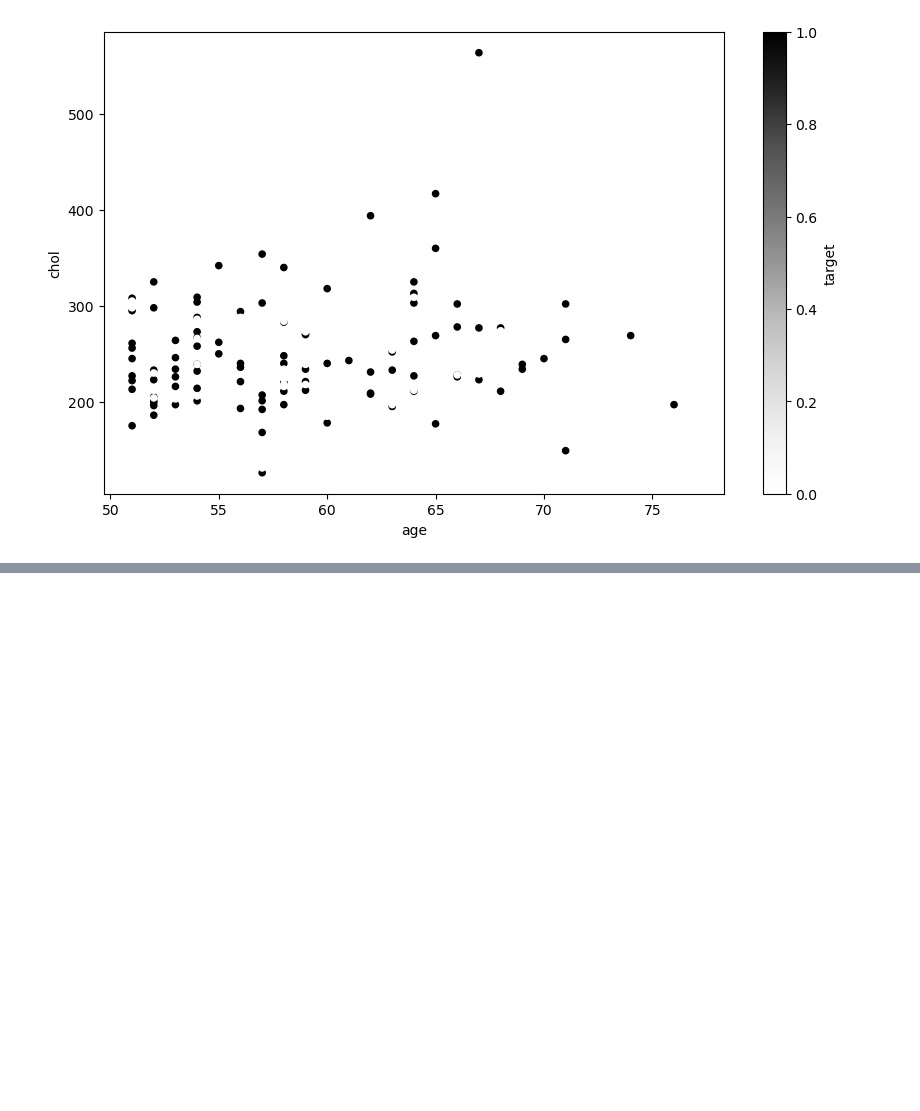
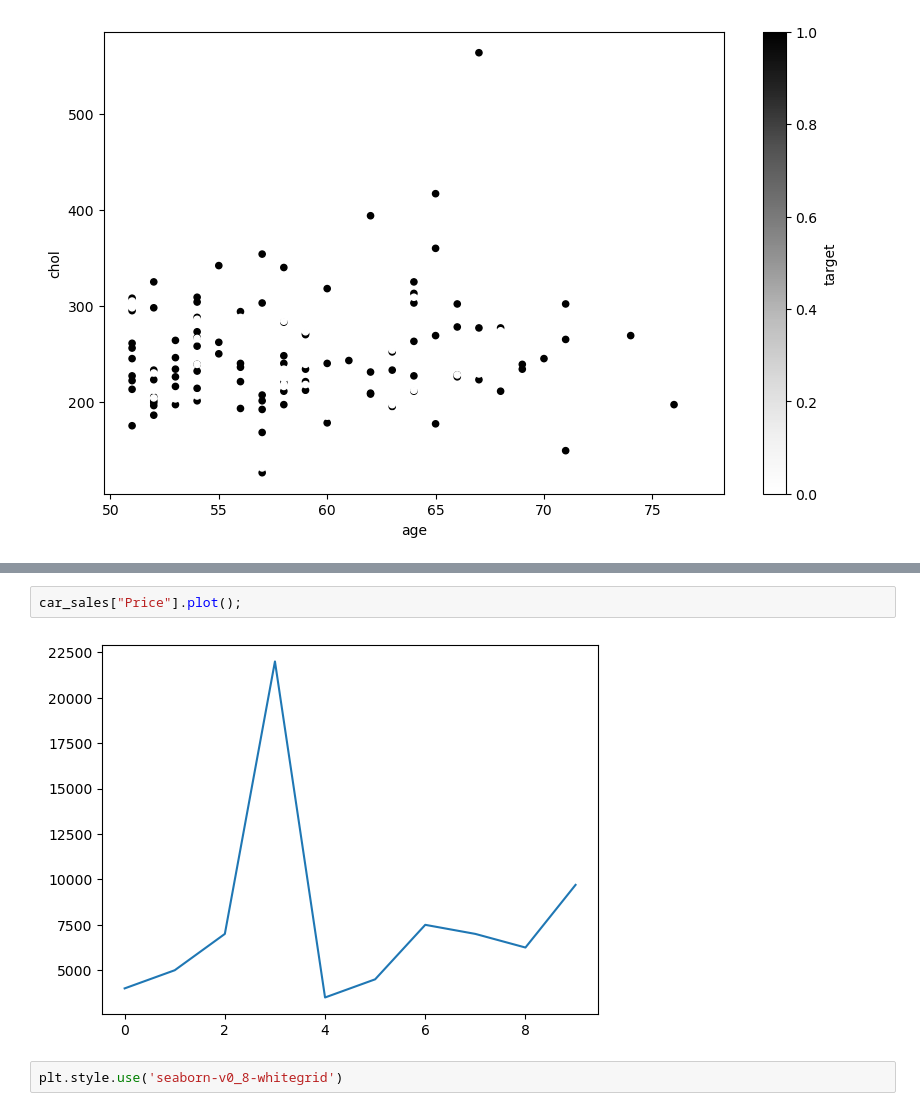
Before and after one commit to John5675/AI-Course, a Jupyter notebook: Section-3-Matplotlib/introduction-to-matplotlib.ipynb, the cells around one changed output, grey strips where cells are left out. Cells and saved outputs as stored; diff of their text form; blank space fills up the shorter version.

```diff
--- a/Section-3-Matplotlib/introduction-to-matplotlib.ipynb
+++ b/Section-3-Matplotlib/introduction-to-matplotlib.ipynb
@@ -395,0 +516,6 @@ over_50.plot(kind='scatter',
+# %%
+car_sales["Price"].plot();
+# %% [output]
+[figure, added]
+# %%
+plt.style.use('seaborn-v0_8-whitegrid')
```
Also changed, not shown: parts of 29 cells of this notebook, 1 other file.
